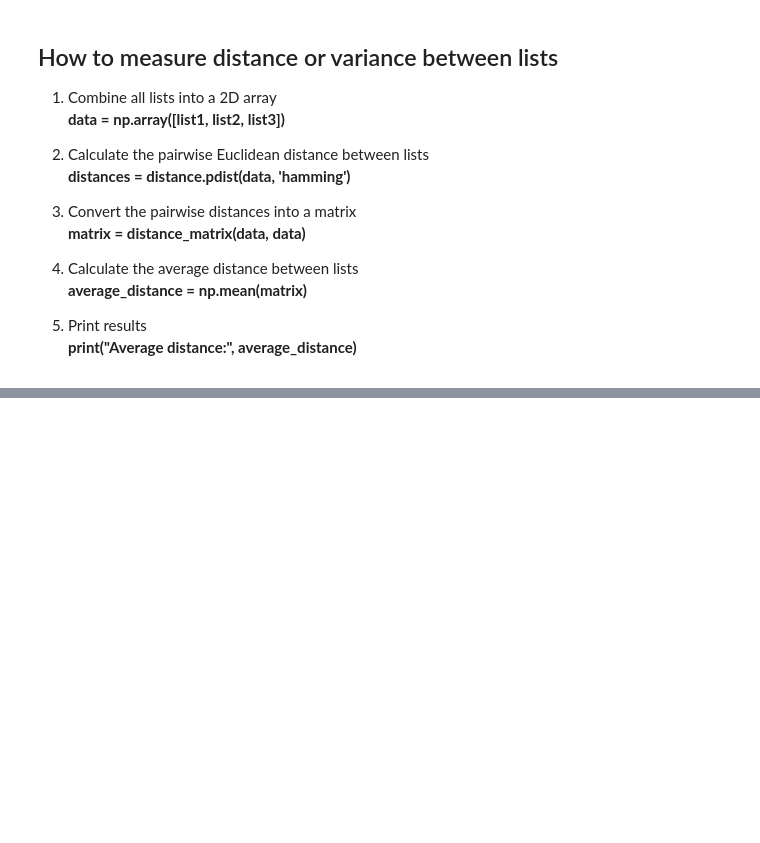
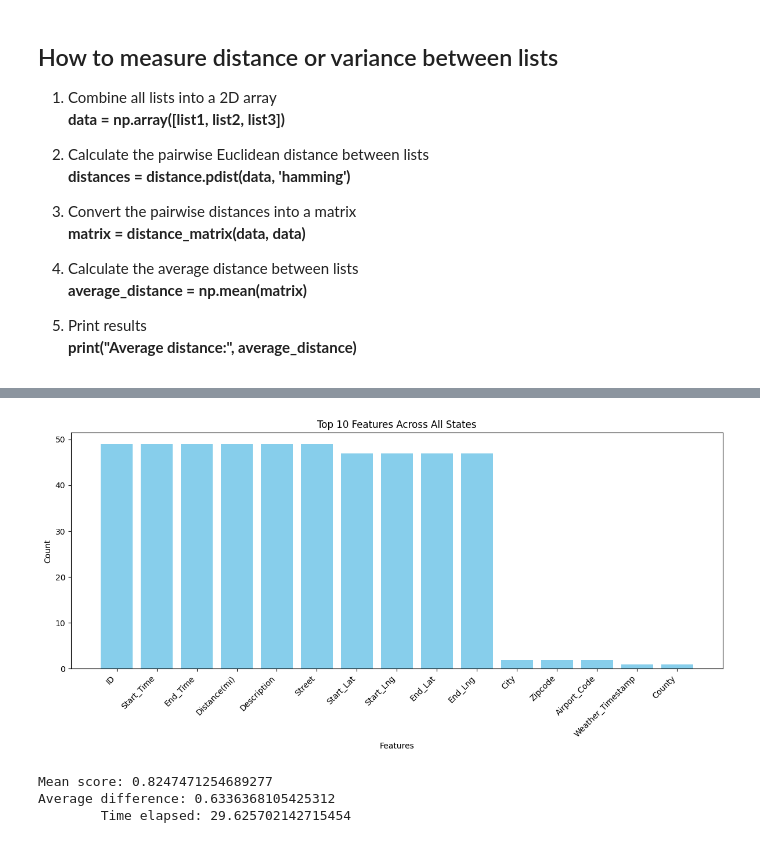
Before and after one commit to Loza10/CarCrashAnalysis, a Jupyter notebook: experiment.ipynb, the cells around one changed output, grey strips where cells are left out. Drawn from its saved outputs; the diff is of its cells as text; code cells hidden in the pictures; blank space fills up the shorter version.

```diff
--- a/experiment.ipynb
+++ b/experiment.ipynb
@@ -218,6 +350,6 @@ time elapsed: 1762.920363664627
 # %%
 """
-2. Recursive Feature Elimination
+3. Variance Thresholding
 """
 
 # Collect start time
@@ -226,7 +358,7 @@ start = time.time()
 # List for storing scores
 scores = []
 
-# List for features selected
+# List for storing features selected
 all_features = []
 
 # Perform experiment over each state
@@ -236,24 +368,21 @@ for US_State_name, US_State_dataset in US_States_datasets.items():
     X = US_State_dataset.drop(['Severity'], axis=1)
     y = US_State_dataset['Severity']
 
-    # Create a machine learning algorithm
-    model = LogisticRegression()
+    # Perform variance threshold on X
+    var = VarianceThreshold(0.01)
 
-    # Perform RFE on state data
-    rfe = RFE(model, n_features_to_select=10)
+    # Create new X with variance threshold applied
+    X_new = var.fit_transform(X)
 
-    # Fit using the RFE method
-    rfe.fit(X, y)
+    # Find the 10 best features
+    top10 = var.get_support(indices=True)[:10]
 
     # Add to features list
-    features = X.columns[rfe.support_].tolist()
-    all_features.append(features)
+    features = X.columns[top10].to_list()
+    all_features.extend(features)
 
-    # Print best features for state
+    # Present 10 best features
     print(f'{US_State_name}: {features}', end='')
-
-    # Obtain new X
-    X_new = rfe.transform(X)
 
     # Create and fit model for predictions using selected features
     fitted_model = MLPClassifier()
@@ -267,8 +396,27 @@ for US_State_name, US_State_dataset in US_States_datasets.items():
     # Store score
     scores.append(score)
 
+# Count the occurrence of each feature across all states
+feature_counts = Counter(all_features)
+
+# Sort features by count in descending order
+sorted_features = feature_counts.most_common()
+
+# Prepare data for plotting
+features, counts = zip(*sorted_features)
+
+# Plot the barplot
+plt.figure(figsize=(12, 6))
+plt.bar(features, counts, color='skyblue')
+plt.xlabel('Features')
+plt.ylabel('Count')
+plt.title('Top 10 Features Across All States')
+plt.xticks(rotation=45, ha='right')
+plt.tight_layout()
+plt.show()
+
 # Present final score
-print(f'mean score: {sum(scores) / len(scores)}')
+print(f'Mean score: {sum(scores) / len(scores)}')
 
 # Calculate and present feature variance
 total_difference = 0
@@ -282,5 +430,5 @@ print("Average difference:", average_difference)
 
 # Present time elapsed
 end = time.time()
-print(f'time elapsed: {end - start}')
+print(f'\tTime elapsed: {end - start}')
 # %% [output]
@@ -304,2 +452,6 @@ time elapsed: 236.05337738990784
+[figure, added]
+Mean score: 0.8247471254689277
+Average difference: 0.6336368105425312
+        Time elapsed: 29.625702142715454
 # %%
 """
```
Also changed, not shown: parts of 9 cells of this notebook.
